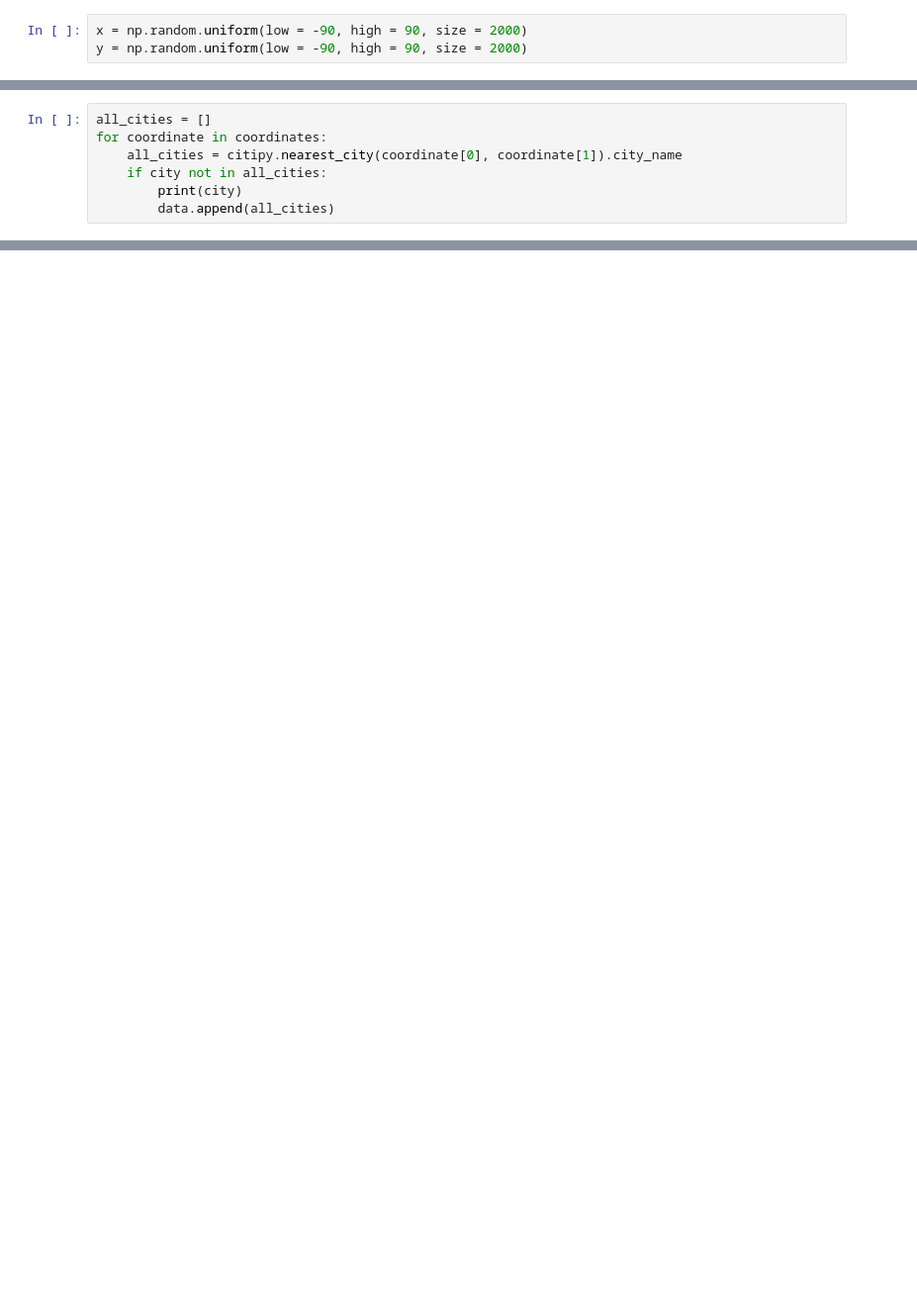
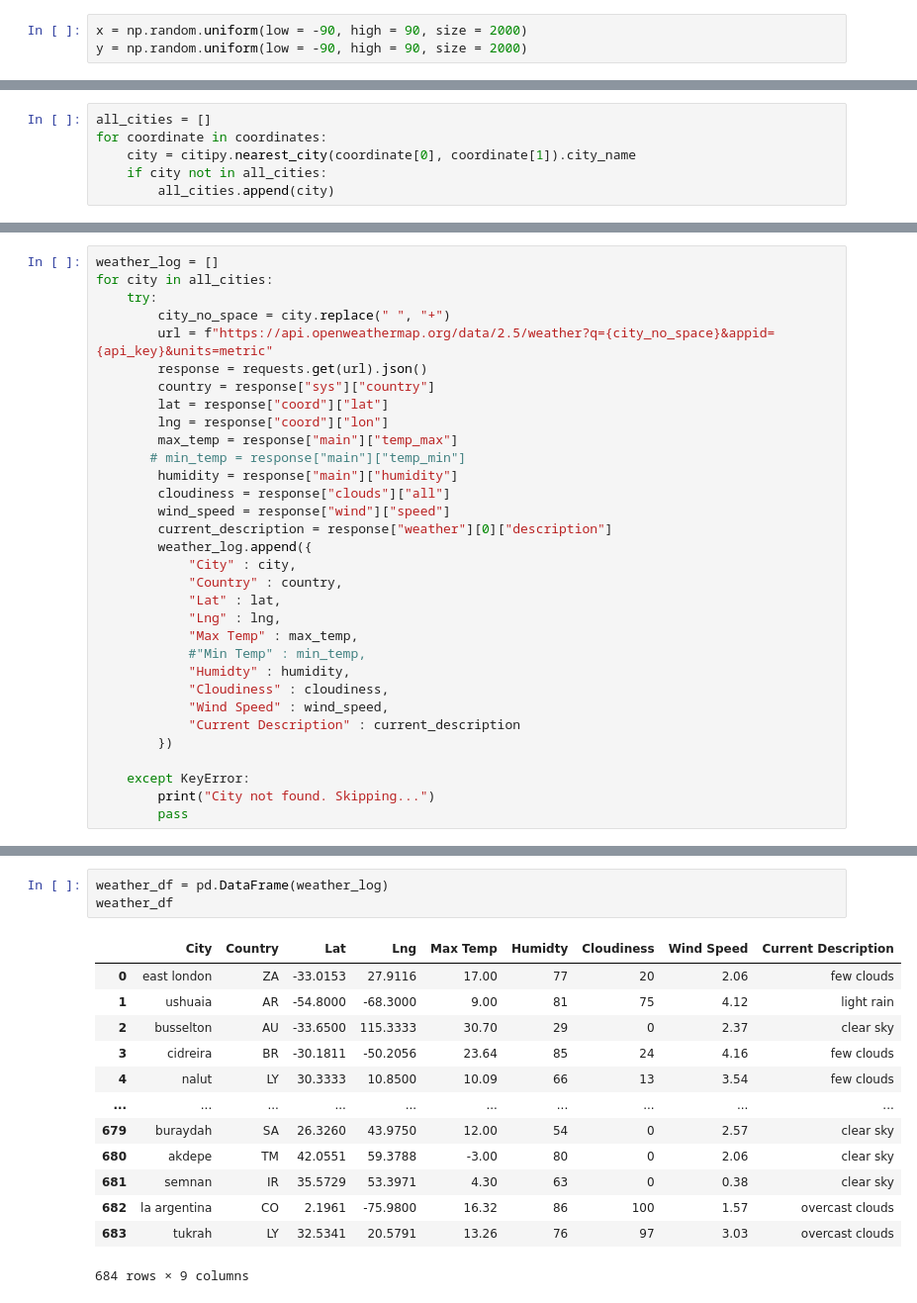
Before and after one commit to Johnnywang1899/World_Weather_Analysis, a Jupyter notebook: Weather_Database/Weather_Database.ipynb, the cells around one changed output, grey strips where cells are left out. Shown at 99% size. Cells and saved outputs as stored; diff of their text form; blank space fills up the shorter version.

```diff
--- a/Weather_Database/Weather_Database.ipynb
+++ b/Weather_Database/Weather_Database.ipynb
@@ -13,7 +17,6 @@ coordinates = list(coordinates_zip)
 # %%
 all_cities = []
 for coordinate in coordinates:
-    all_cities = citipy.nearest_city(coordinate[0], coordinate[1]).city_name
+    city = citipy.nearest_city(coordinate[0], coordinate[1]).city_name
     if city not in all_cities:
-        print(city)
-        data.append(all_cities)
+        all_cities.append(city)
@@ -37,0 +23,32 @@ hamilton
+# %%
+weather_log = []
+for city in all_cities:
+    try:
+        city_no_space = city.replace(" ", "+")
+        url = f"https://api.openweathermap.org/data/2.5/weather?q={city_no_space}&appid={api_key}&units=metric"
+        response = requests.get(url).json()
+        country = response["sys"]["country"]
+        lat = response["coord"]["lat"]
+        lng = response["coord"]["lon"]
+        max_temp = response["main"]["temp_max"]
+       # min_temp = response["main"]["temp_min"]
+        humidity = response["main"]["humidity"]
+        cloudiness = response["clouds"]["all"]
+        wind_speed = response["wind"]["speed"]
+        current_description = response["weather"][0]["description"]
+        weather_log.append({
+            "City" : city,
+            "Country" : country,
+            "Lat" : lat,
+            "Lng" : lng,
+            "Max Temp" : max_temp,
+            #"Min Temp" : min_temp,
+            "Humidty" : humidity,
+            "Cloudiness" : cloudiness,
+            "Wind Speed" : wind_speed,
+            "Current Description" : current_description
+        })
+
+    except KeyError:
+        print("City not found. Skipping...")
+        pass
@@ -37,0 +73,17 @@ hamilton
+# %%
+weather_df = pd.DataFrame(weather_log)
+weather_df
+# %% [output]
+|  | City | Country | Lat | Lng | Max Temp | Humidty | Cloudiness | Wind Speed | Current Description |
+| 0 | east london | ZA | -33.0153 | 27.9116 | 17.00 | 77 | 20 | 2.06 | few clouds |
+| 1 | ushuaia | AR | -54.8000 | -68.3000 | 9.00 | 81 | 75 | 4.12 | light rain |
+| 2 | busselton | AU | -33.6500 | 115.3333 | 30.70 | 29 | 0 | 2.37 | clear sky |
+| 3 | cidreira | BR | -30.1811 | -50.2056 | 23.64 | 85 | 24 | 4.16 | few clouds |
+| 4 | nalut | LY | 30.3333 | 10.8500 | 10.09 | 66 | 13 | 3.54 | few clouds |
+| ... | ... | ... | ... | ... | ... | ... | ... | ... | ... |
+| 679 | buraydah | SA | 26.3260 | 43.9750 | 12.00 | 54 | 0 | 2.57 | clear sky |
+| 680 | akdepe | TM | 42.0551 | 59.3788 | -3.00 | 80 | 0 | 2.06 | clear sky |
+| 681 | semnan | IR | 35.5729 | 53.3971 | 4.30 | 63 | 0 | 0.38 | clear sky |
+| 682 | la argentina | CO | 2.1961 | -75.9800 | 16.32 | 86 | 100 | 1.57 | overcast clouds |
+| 683 | tukrah | LY | 32.5341 | 20.5791 | 13.26 | 76 | 97 | 3.03 | overcast clouds |
+684 rows × 9 columns
```
Also changed, not shown: parts of 5 cells of this notebook, 8 other files.
